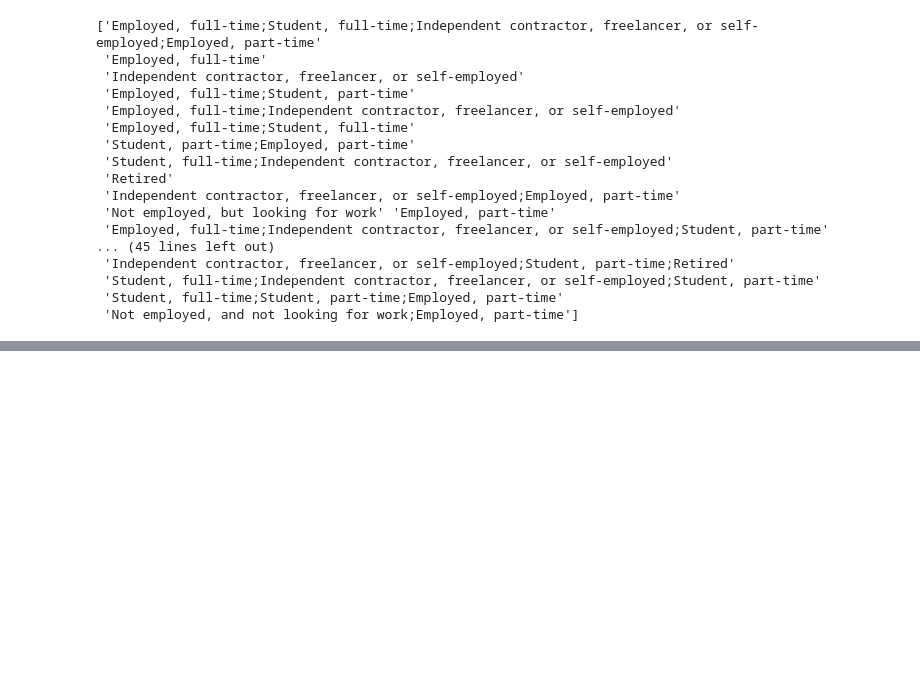
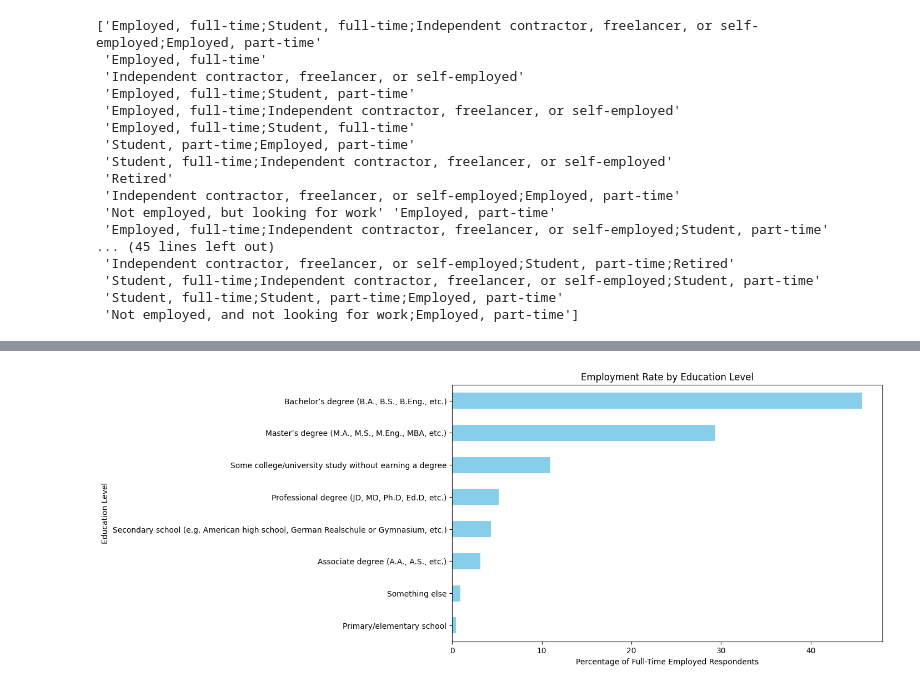
Before and after one commit to kredd10/dataport, a Jupyter notebook: data analysis/dataana1.ipynb, the cells around one changed output, grey strips where cells are left out. Cells and saved outputs as stored; diff of their text form; code cells hidden in the pictures; blank space fills up the shorter version.

```diff
--- a/data analysis/dataana1.ipynb
+++ b/data analysis/dataana1.ipynb
@@ -201,0 +210,15 @@ print(df['Employment'].unique())
+# %%
+import matplotlib.pyplot as plt
+
+# Sort the data for easier interpretation
+education_counts_sorted = education_counts.sort_values()
+
+# Plot as a horizontal bar chart
+plt.figure(figsize=(10, 6))
+education_counts_sorted.plot(kind='barh', color='skyblue')
+plt.title('Employment Rate by Education Level')
+plt.xlabel('Percentage of Full-Time Employed Respondents')
+plt.ylabel('Education Level')
+plt.show()
+# %% [output]
+[figure, added]
```
Also changed, not shown: parts of 6 cells of this notebook.
